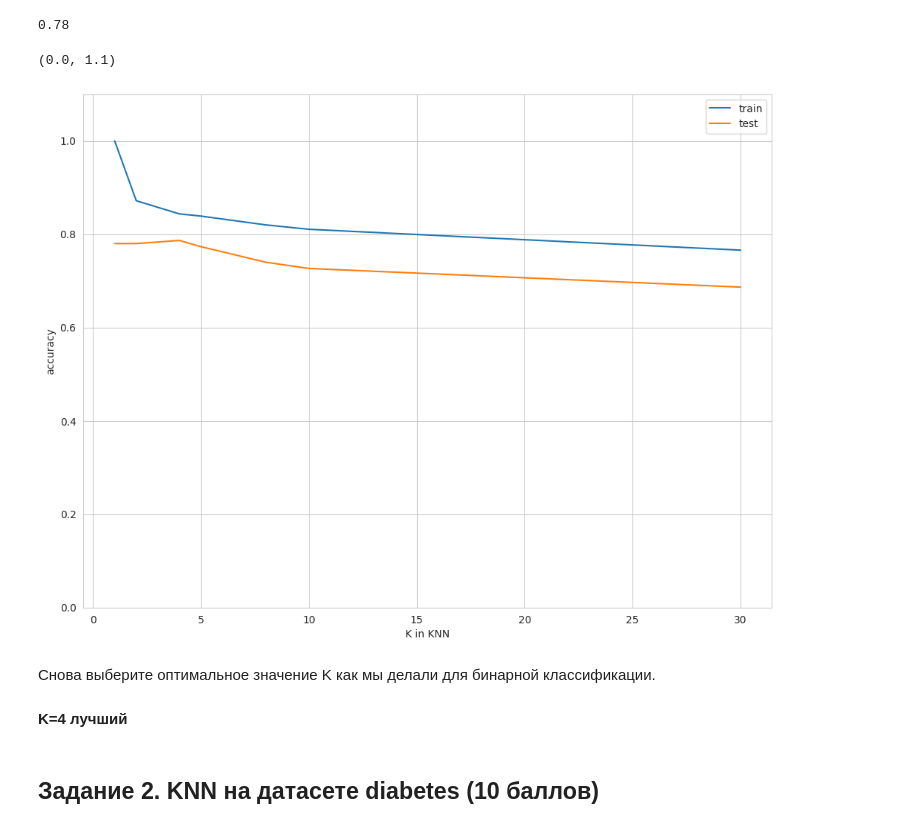
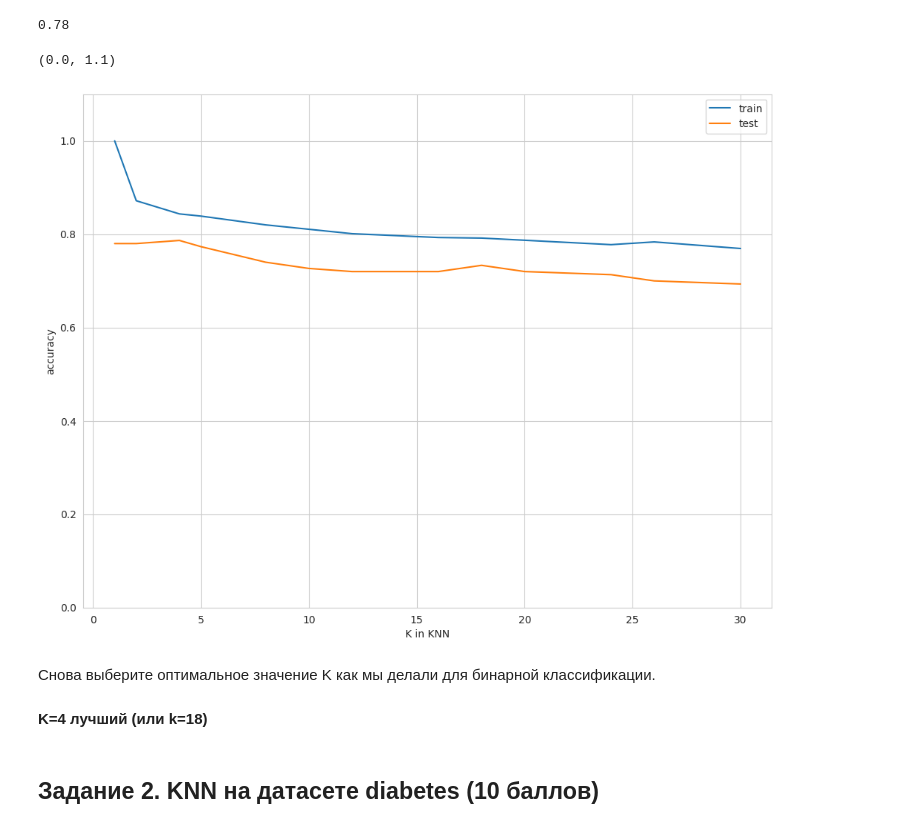
Before and after one commit to Aryunaa/BI_ml24_hws, a Jupyter notebook: hw1_knn/code/KNN.ipynb, the cells around one changed output. Drawn from its saved outputs; the diff is of its cells as text; code cells hidden in the pictures.

```diff
--- a/hw1_knn/code/KNN.ipynb
+++ b/hw1_knn/code/KNN.ipynb
@@ -321,21 +321,21 @@ accuracy_score (y_test, predictions)
 # %% [output]
 0.78
 # %%
-params = [1, 2, 4, 5, 8, 10, 30]
+params = [1, 2, 4, 5, 8, 10, 12, 16, 18,20,24,26,30]
 train_metrics, test_metrics = find_best_k(X_train, y_train, X_test, y_test, params, accuracy_score)
 plt.plot(params, train_metrics, label="train")
 plt.plot(params, test_metrics, label="test")
 plt.legend()
 plt.xlabel("K in KNN")
 plt.ylabel("accuracy");
 plt.ylim(0, 1.1)
 # %% [output]
 (0.0, 1.1)
-[figure, old version]
+[figure, new version]
 # %% [markdown]
 Снова выберите оптимальное значение K как мы делали для бинарной классификации.
 # %% [markdown]
-**K=4 лучший**
+**K=4 лучший (или k=18)**
 # %% [markdown]
 ## Задание 2. KNN на датасете diabetes (10 баллов)
 # %% [markdown]
```
Also changed, not shown: parts of 7 cells of this notebook, 1 other file.
